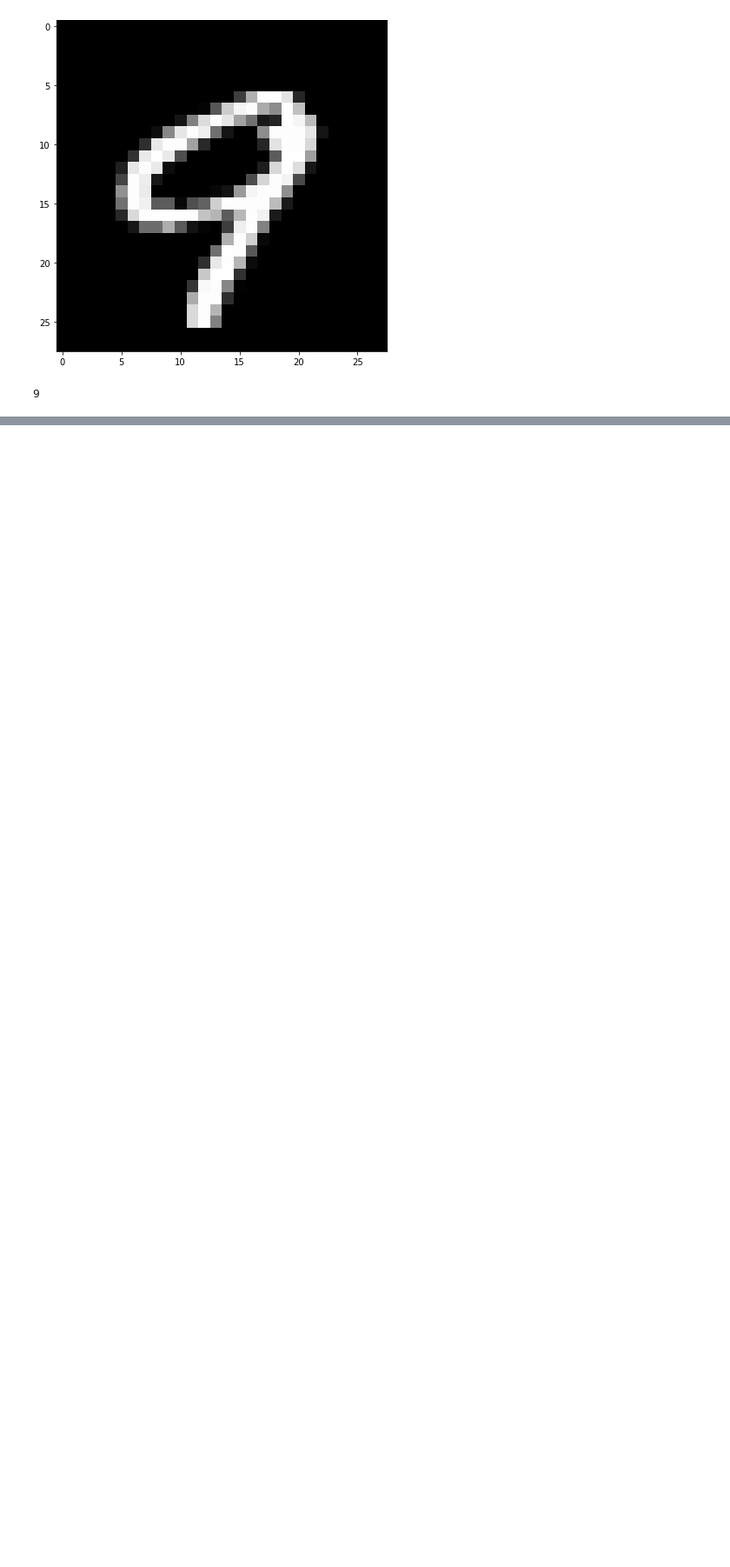
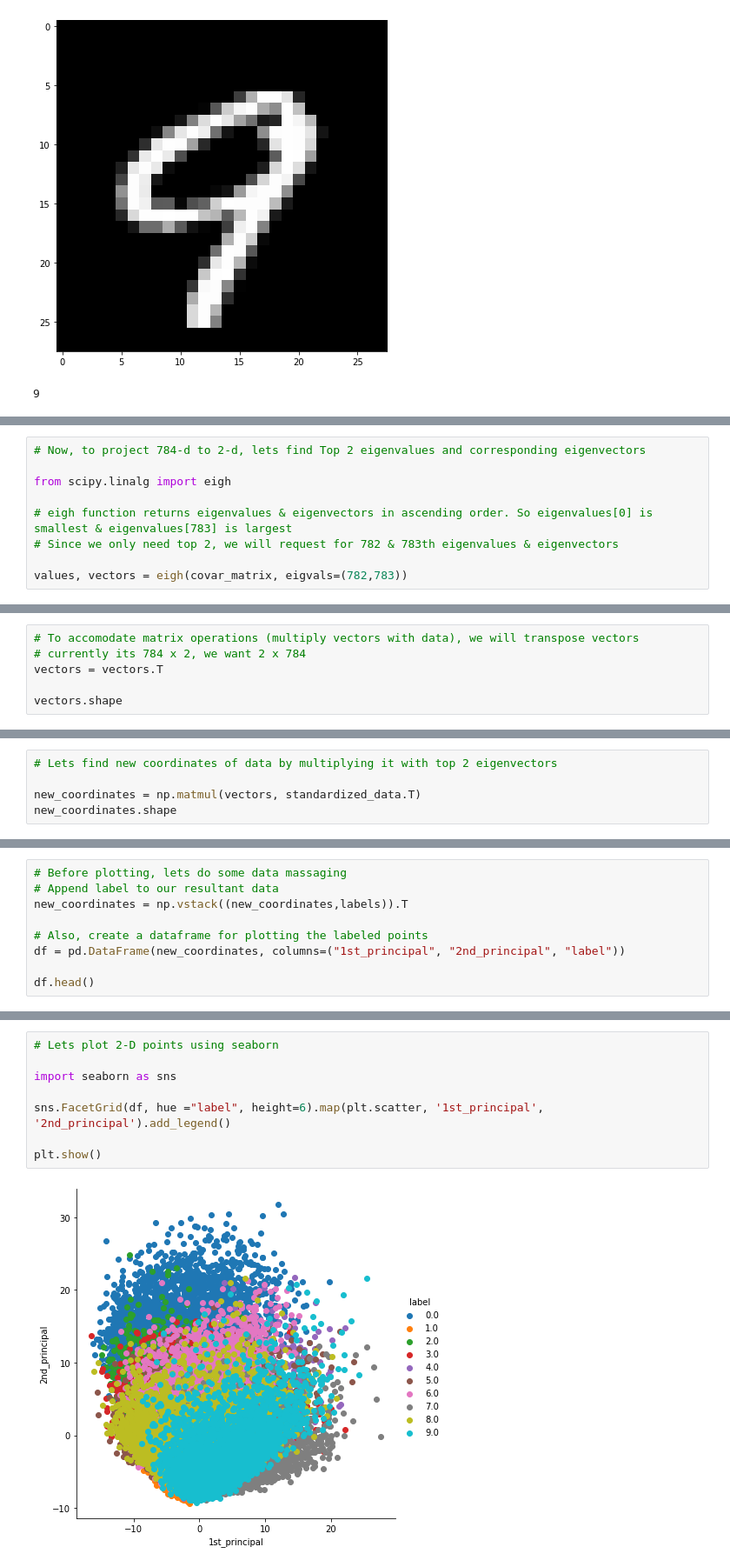
Before and after one commit to parikshitshinge/MNIST-digit-recognizer, a Jupyter notebook: MNIST Digit Recognizer.ipynb, the cells around one changed output, grey strips where cells are left out. Shown at 87% size. Cells and saved outputs as stored; diff of their text form; blank space fills up the shorter version.

Commit message:
Visualized train data set in 2D

```diff
--- a/MNIST Digit Recognizer.ipynb
+++ b/MNIST Digit Recognizer.ipynb
@@ -78,0 +102,9 @@ labels[idx]
+# %%
+# Now, to project 784-d to 2-d, lets find Top 2 eigenvalues and corresponding eigenvectors
+
+from scipy.linalg import eigh
+
+# eigh function returns eigenvalues & eigenvectors in ascending order. So eigenvalues[0] is smallest & eigenvalues[783] is largest
+# Since we only need top 2, we will request for 782 & 783th eigenvalues & eigenvectors
+
+values, vectors = eigh(covar_matrix, eigvals=(782,783))
@@ -78,0 +120,6 @@ labels[idx]
+# %%
+# To accomodate matrix operations (multiply vectors with data), we will transpose vectors
+# currently its 784 x 2, we want 2 x 784
+vectors = vectors.T
+
+vectors.shape
@@ -78,0 +128,5 @@ labels[idx]
+# %%
+# Lets find new coordinates of data by multiplying it with top 2 eigenvectors
+
+new_coordinates = np.matmul(vectors, standardized_data.T)
+new_coordinates.shape
@@ -78,0 +137,9 @@ labels[idx]
+# %%
+# Before plotting, lets do some data massaging
+# Append label to our resultant data
+new_coordinates = np.vstack((new_coordinates,labels)).T
+
+# Also, create a dataframe for plotting the labeled points
+df = pd.DataFrame(new_coordinates, columns=("1st_principal", "2nd_principal", "label"))
+
+df.head()
@@ -78,0 +153,10 @@ labels[idx]
+# %%
+# Lets plot 2-D points using seaborn
+
+import seaborn as sns
+
+sns.FacetGrid(df, hue ="label", height=6).map(plt.scatter, '1st_principal', '2nd_principal').add_legend()
+
+plt.show()
+# %% [output]
+[figure, added]
```
Also changed, not shown: parts of 14 cells of this notebook.
